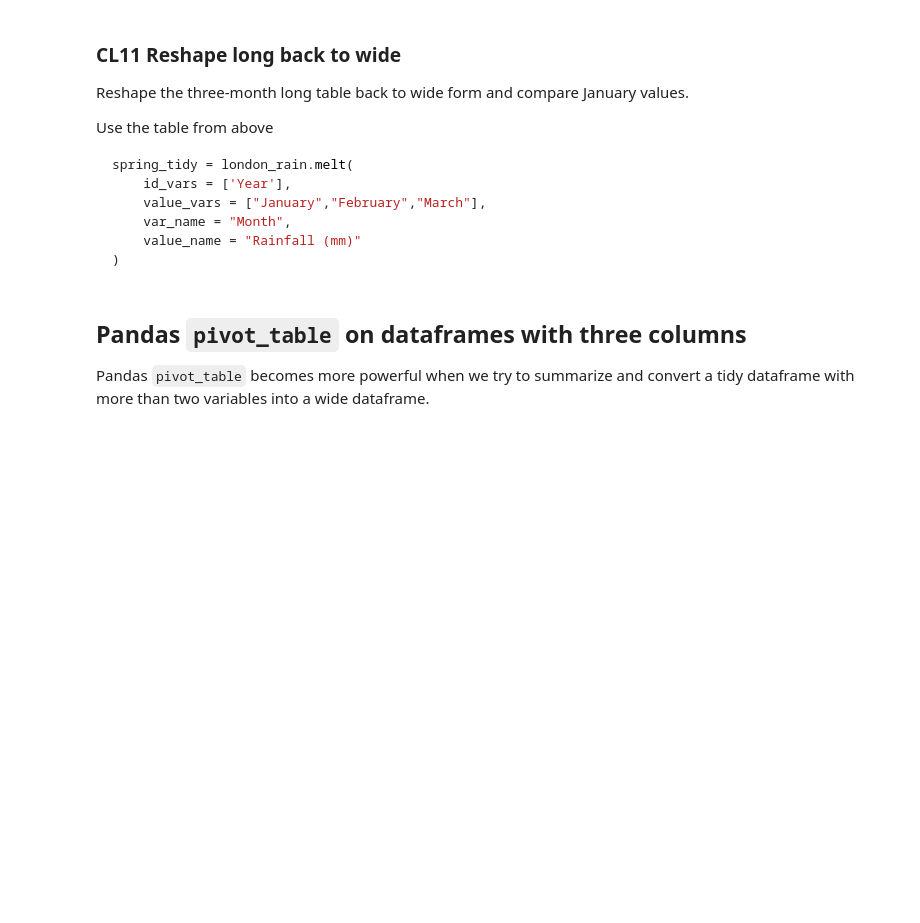
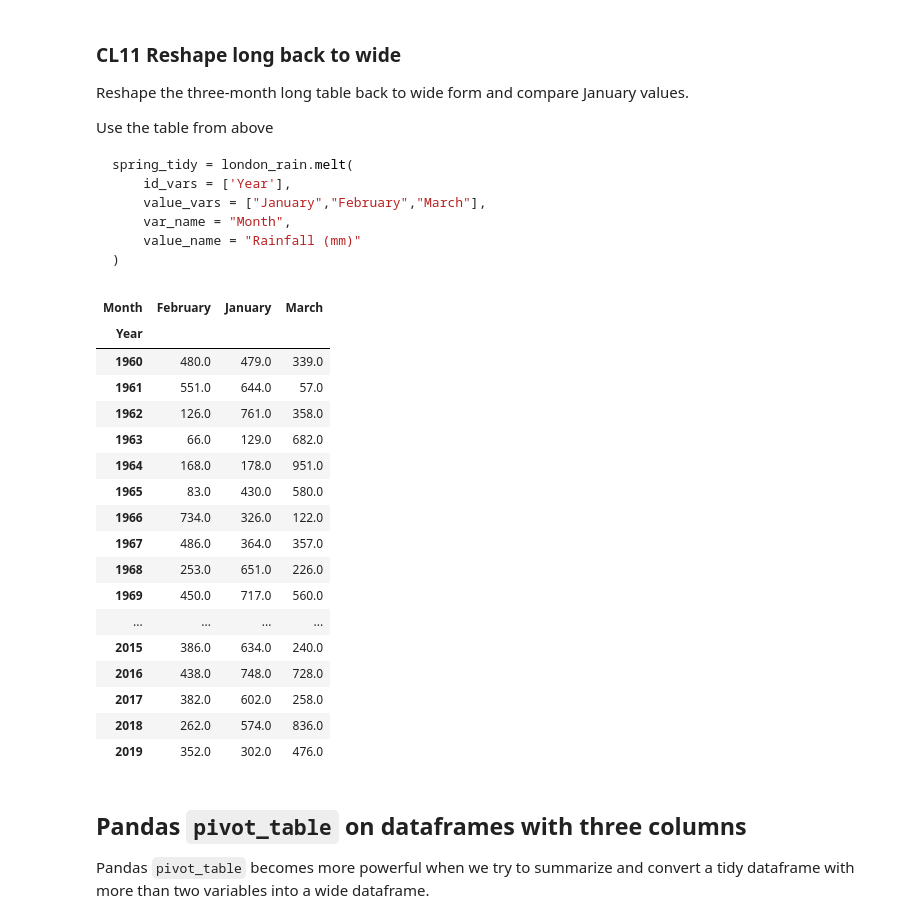
Before and after one commit to satam2/CS133-Data-Vis, a Jupyter notebook: Module04_group-bin/M04_Colab11_reshaping_wide_long.ipynb, the cells around one changed output. Drawn from its saved outputs; the diff is of its cells as text; code cells hidden in the pictures; blank space fills up the shorter version.

```diff
--- a/Module04_group-bin/M04_Colab11_reshaping_wide_long.ipynb
+++ b/Module04_group-bin/M04_Colab11_reshaping_wide_long.ipynb
@@ -392,3 +430,25 @@ spring_tidy = london_rain.melt(
+# %%
+# Your code
+pd.pivot_table(spring_tidy, index='Year', values='Rainfall (mm)', columns='Month')
+# %% [output]
+| Month | February | January | March |
+| Year |  |  |  |
+| 1960 | 480.0 | 479.0 | 339.0 |
+| 1961 | 551.0 | 644.0 | 57.0 |
+| 1962 | 126.0 | 761.0 | 358.0 |
+| 1963 | 66.0 | 129.0 | 682.0 |
+| 1964 | 168.0 | 178.0 | 951.0 |
+| 1965 | 83.0 | 430.0 | 580.0 |
+| 1966 | 734.0 | 326.0 | 122.0 |
+| 1967 | 486.0 | 364.0 | 357.0 |
+| 1968 | 253.0 | 651.0 | 226.0 |
+| 1969 | 450.0 | 717.0 | 560.0 |
+| ... | ... | ... | ... |
+| 2015 | 386.0 | 634.0 | 240.0 |
+| 2016 | 438.0 | 748.0 | 728.0 |
+| 2017 | 382.0 | 602.0 | 258.0 |
+| 2018 | 262.0 | 574.0 | 836.0 |
+| 2019 | 352.0 | 302.0 | 476.0 |
 # %% [markdown]
 ## Pandas `pivot_table` on dataframes with three columns
 Pandas `pivot_table` becomes more powerful when we try to summarize and convert a tidy dataframe with more than two variables into a wide dataframe.
```
Also changed, not shown: parts of 14 cells of this notebook.
